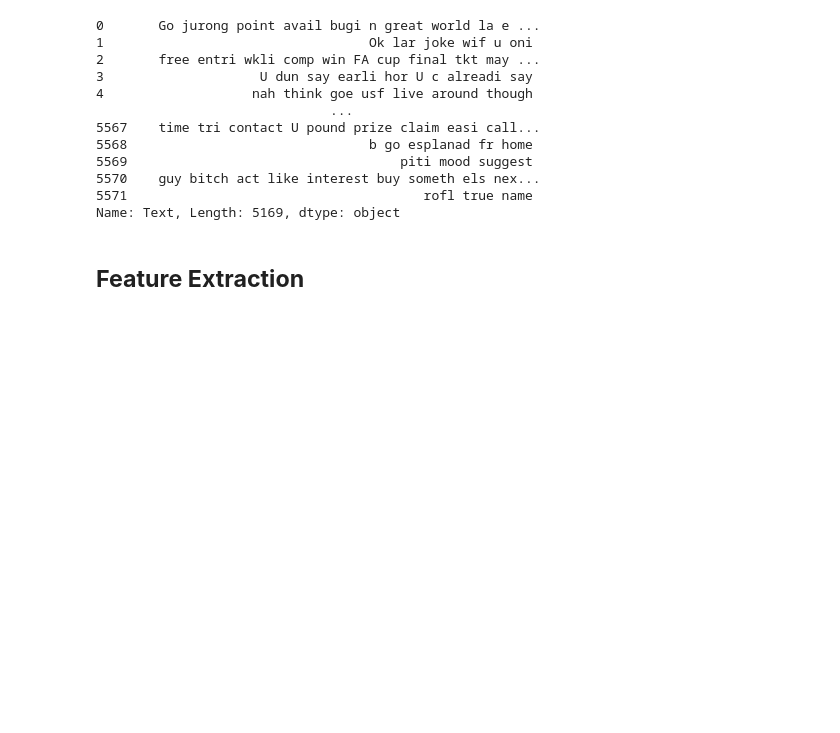
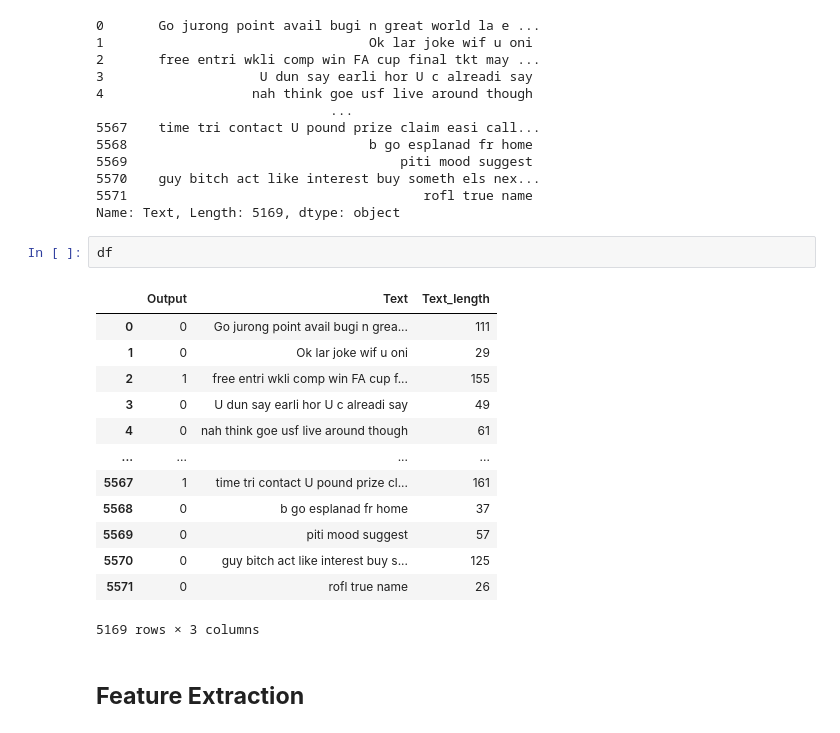
Before and after one commit to sd1214/Spam-SMS-Detection, a Jupyter notebook: Spam_SMS_detection.ipynb, the cells around one changed output. Drawn from its saved outputs; the diff is of its cells as text; blank space fills up the shorter version.

```diff
--- a/Spam_SMS_detection.ipynb
+++ b/Spam_SMS_detection.ipynb
@@ -407,6 +412,22 @@ X
 5570    guy bitch act like interest buy someth els nex...
 5571                                      rofl true name
 Name: Text, Length: 5169, dtype: object
+# %%
+df
+# %% [output]
+|  | Output | Text | Text_length |
+| 0 | 0 | Go jurong point avail bugi n grea... | 111 |
+| 1 | 0 | Ok lar joke wif u oni | 29 |
+| 2 | 1 | free entri wkli comp win FA cup f... | 155 |
+| 3 | 0 | U dun say earli hor U c alreadi say | 49 |
+| 4 | 0 | nah think goe usf live around though | 61 |
+| ... | ... | ... | ... |
+| 5567 | 1 | time tri contact U pound prize cl... | 161 |
+| 5568 | 0 | b go esplanad fr home | 37 |
+| 5569 | 0 | piti mood suggest | 57 |
+| 5570 | 0 | guy bitch act like interest buy s... | 125 |
+| 5571 | 0 | rofl true name | 26 |
+5169 rows × 3 columns
 # %% [markdown]
 ## **Feature Extraction**
 # %% [markdown]
```
Also changed, not shown: parts of 34 cells of this notebook.
